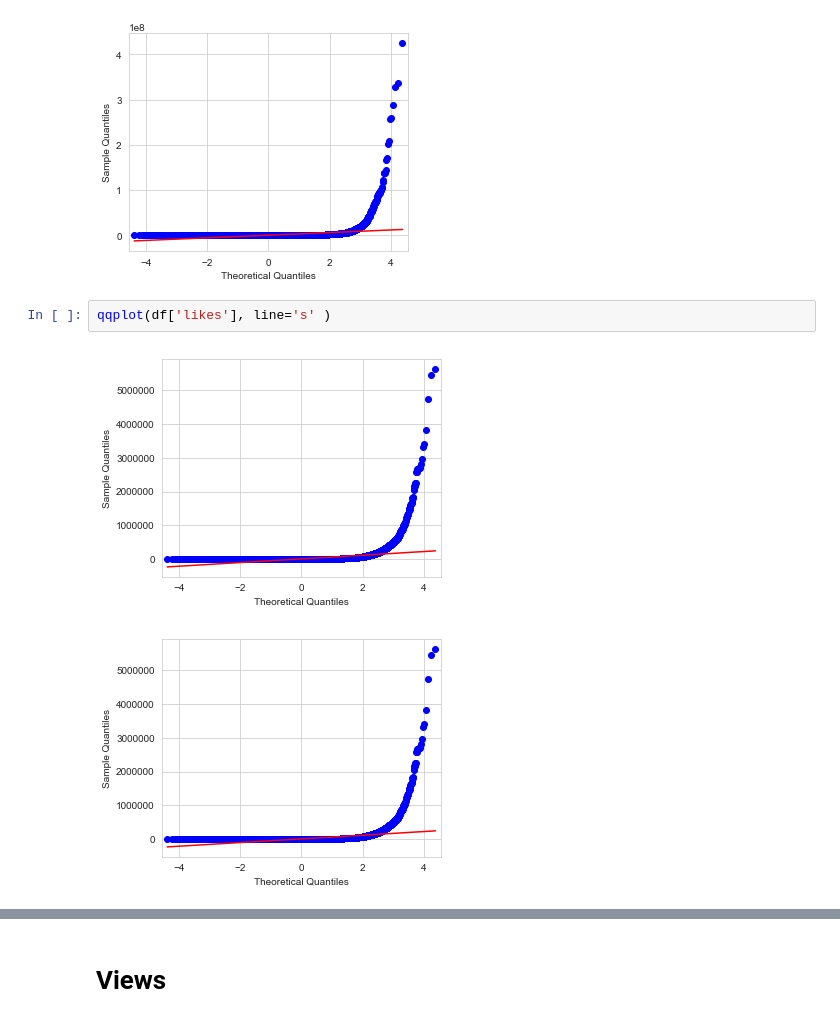
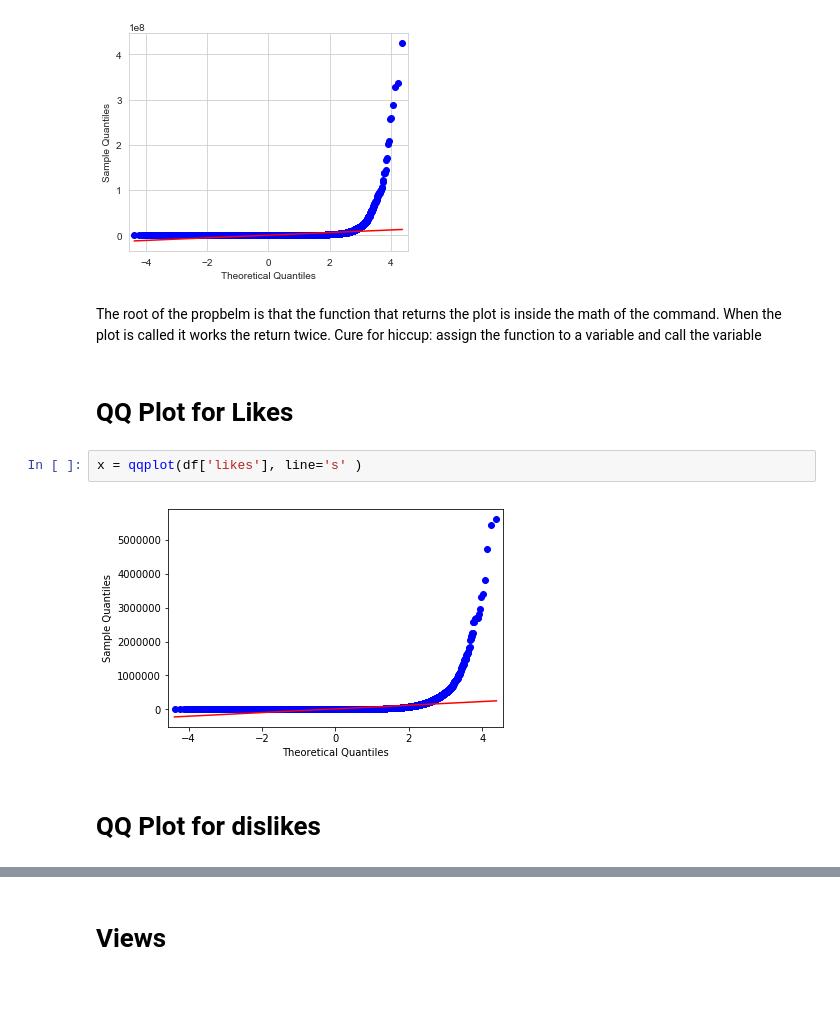
Before and after one commit to VadimAcosta/youtube, a Jupyter notebook: youtube.ipynb, the cells around one changed output, grey strips where cells are left out. Cells and saved outputs as stored; diff of their text form; blank space fills up the shorter version.

```diff
--- a/youtube.ipynb
+++ b/youtube.ipynb
@@ -90,9 +205,15 @@ qqplot(df['views'], line='s' )
 # %% [output]
 [figure]
 [figure]
+# %% [markdown]
+The root of the propbelm is that the function that returns the plot is inside the math of the command. When the plot is called it works the return twice.
+Cure for hiccup: assign the function to a variable and call the variable
+# %% [markdown]
+# QQ Plot for Likes
 # %%
-qqplot(df['likes'], line='s' )
+x = qqplot(df['likes'], line='s' )
 # %% [output]
-[figure, old version]
+[figure, new version]
-[figure, removed]
+# %% [markdown]
+# QQ Plot for dislikes
 # %%
```
Also changed, not shown: parts of 32 cells of this notebook.
